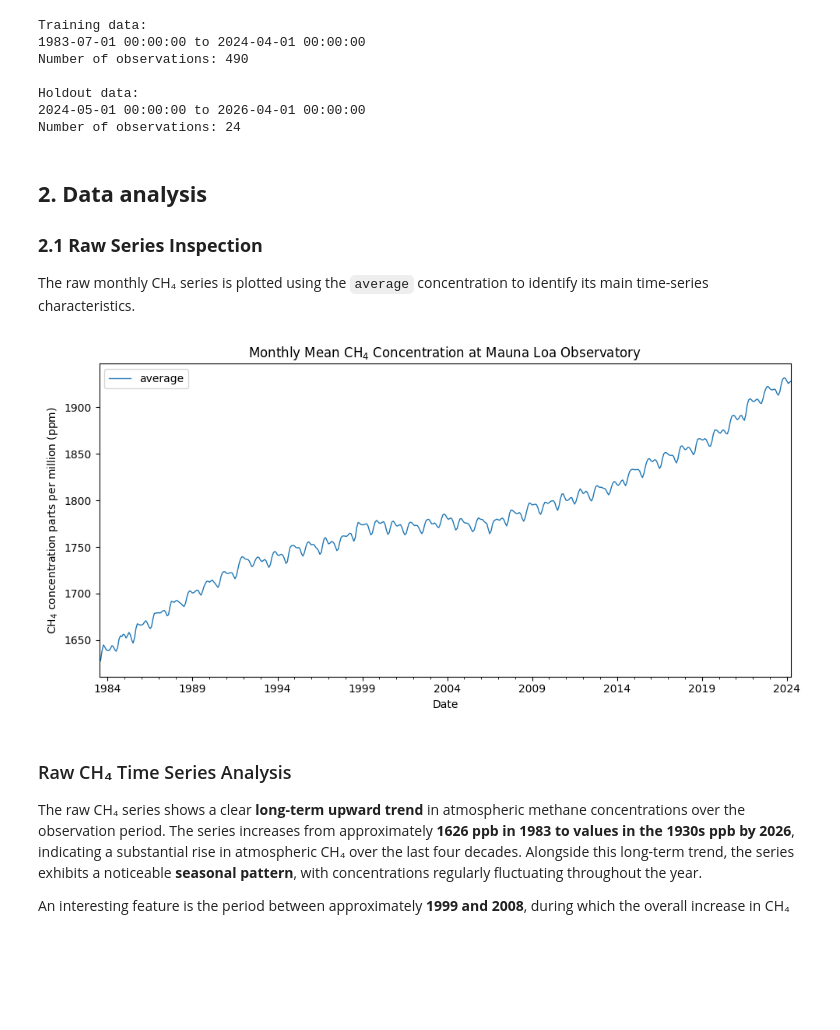
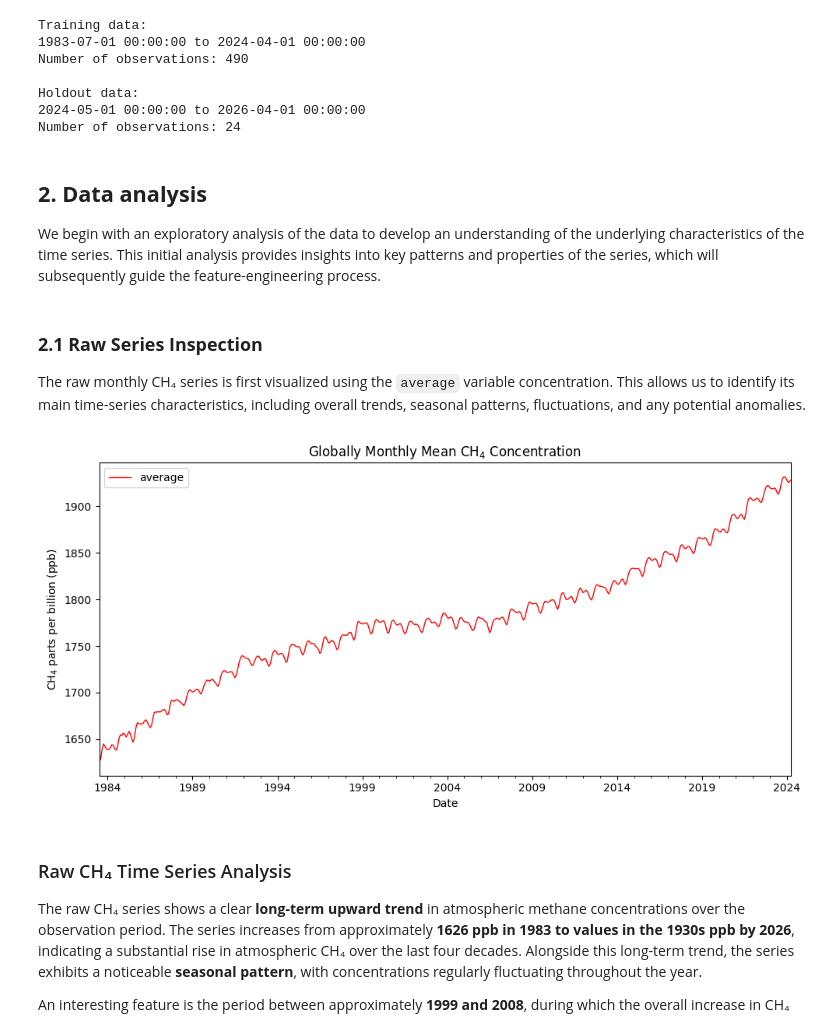
Before and after one commit to the-paulbear/noaa-greenhouse-gas-forecasting, a Jupyter notebook: machine_learning/CH4.ipynb, the cells around one changed output. Drawn from its saved outputs; the diff is of its cells as text; code cells hidden in the pictures; blank space fills up the shorter version.

```diff
--- a/machine_learning/CH4.ipynb
+++ b/machine_learning/CH4.ipynb
@@ -61,26 +61,24 @@ Holdout data:
 Number of observations: 24
 # %% [markdown]
 ## **2. Data analysis**
-
-### **2.1 Raw Series Inspection**
-The raw monthly CH₄ series is plotted using the `average` concentration to identify its main time-series characteristics.
+We begin with an exploratory analysis of the data to develop an understanding of the underlying characteristics of the time series. This initial analysis provides insights into key patterns and properties of the series, which will subsequently guide the feature-engineering process.
+# %% [markdown]
+### **2.1 Raw Series Inspection**
+
+The raw monthly CH₄ series is first visualized using the `average` variable concentration. This allows us to identify its main time-series characteristics, including overall trends, seasonal patterns, fluctuations, and any potential anomalies.
 # %%
 # Plot the raw series
 import matplotlib.pyplot as plt
 
-train.plot(
-    y="average",
-    figsize=(10, 5),
-    linewidth=1
-)
+train.plot(y="average",figsize=(10, 5),linewidth=1, color="red")
 
-plt.title("Monthly Mean CH$_4$ Concentration at Mauna Loa Observatory")
+plt.title("Globally Monthly Mean CH$_4$ Concentration")
 plt.xlabel("Date")
-plt.ylabel("CH$_4$ concentration parts per million (ppm)")
+plt.ylabel("CH$_4$ parts per billion (ppb)")
 plt.tight_layout()
 plt.show()
 # %% [output]
-[figure, old version]
+[figure, new version]
 # %% [markdown]
 ### Raw CH₄ Time Series Analysis
 
```
Also changed, not shown: parts of 20 cells of this notebook.
